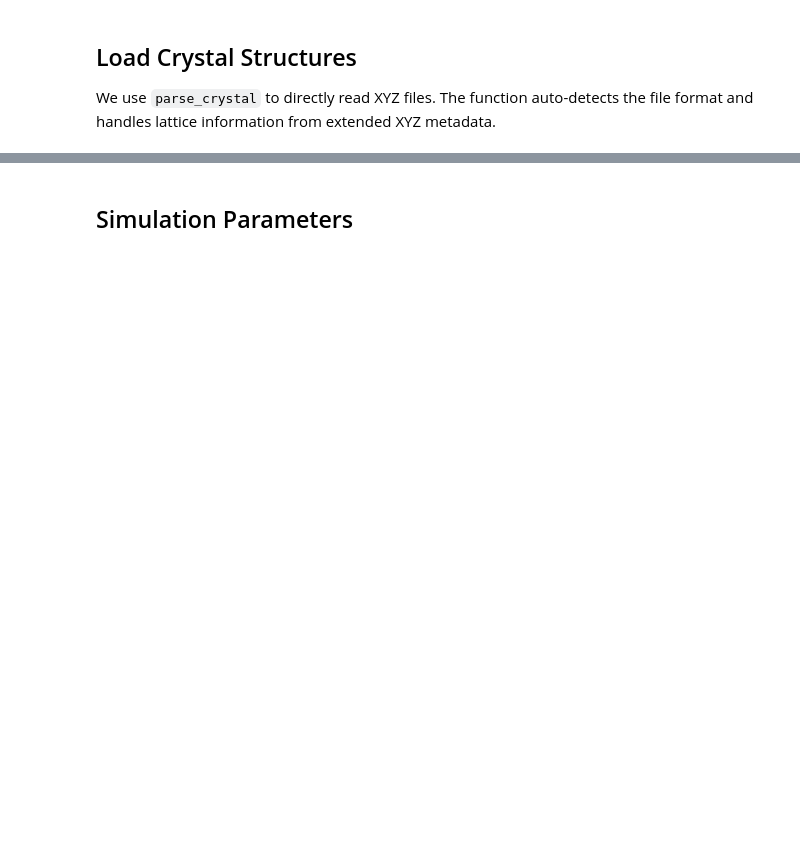
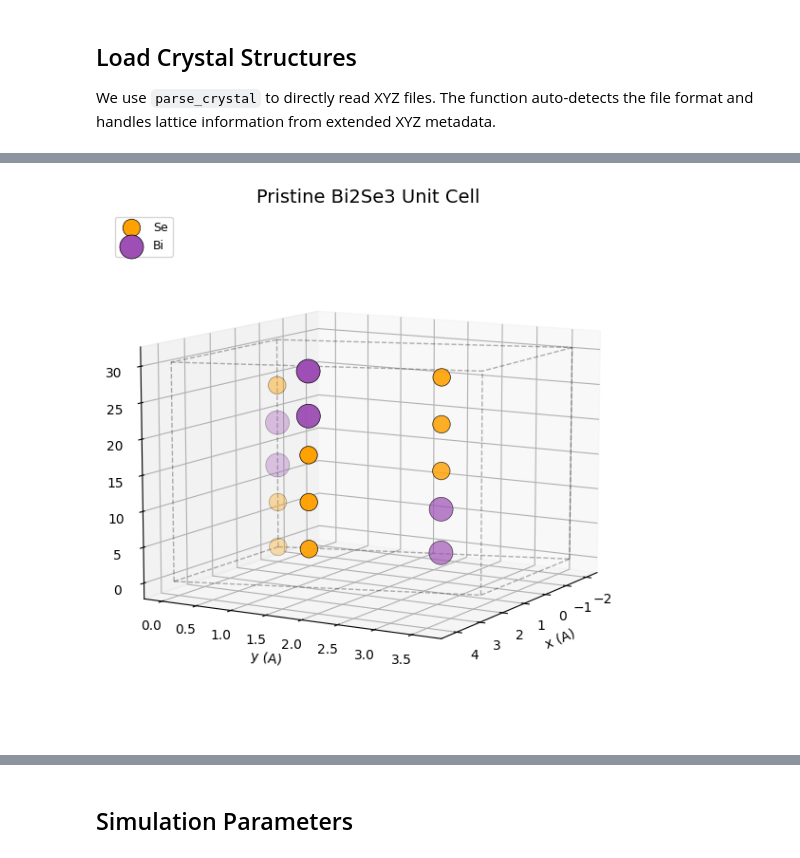
Before and after one commit to debangshu-mukherjee/rheedium, a Jupyter notebook: tutorials/04_bi2se3_temperature.ipynb, the cells around one changed output, grey strips where cells are left out. Drawn from its saved outputs; the diff is of its cells as text; code cells hidden in the pictures; blank space fills up the shorter version.

Commit message:
building atom viewer

```diff
--- a/tutorials/04_bi2se3_temperature.ipynb
+++ b/tutorials/04_bi2se3_temperature.ipynb
@@ -34,6 +34,13 @@ We use `parse_crystal` to directly read XYZ files. The function auto-detects
 the file format and handles lattice information from extended XYZ metadata.
 # %%
 data_dir = Path("../tests/test_data/bi2se3")
+
+# Load pristine Bi2Se3 from CIF file
+pristine = rh.inout.parse_cif(data_dir / "Bi2Se3.cif")
+print(f"Pristine: {pristine.cart_positions.shape[0]} atoms, "
+      f"cell = [{pristine.cell_lengths[0]:.2f}, "
+      f"{pristine.cell_lengths[1]:.2f}, "
+      f"{pristine.cell_lengths[2]:.2f}] Å")
 
 # Define structures with labels
 structure_files = {
@@ -60,0 +75,10 @@ Initial: 4000 atoms, cell = [72.49, 41.31, 100.00] Å
+# %%
+# View the pristine Bi2Se3 unit cell
+fig = plt.figure(figsize=(8, 6))
+ax = fig.add_subplot(111, projection="3d")
+rh.plots.view_atoms(pristine, elev=10, azim=30, atom_scale=1.5, ax=ax)
+ax.set_title("Pristine Bi2Se3 Unit Cell", fontsize=14)
+plt.tight_layout()
+plt.show()
+# %% [output]
+[figure, added]
```
Also changed, not shown: parts of 7 cells of this notebook.
